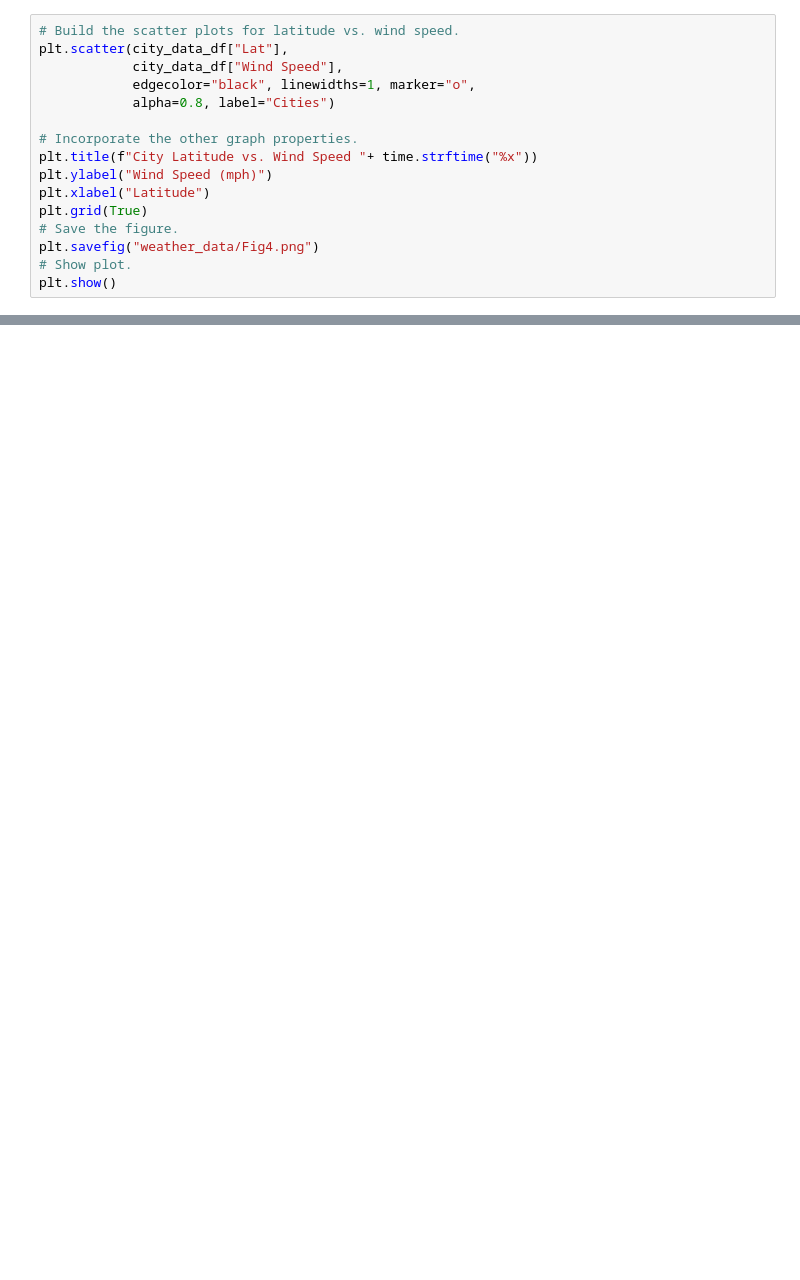
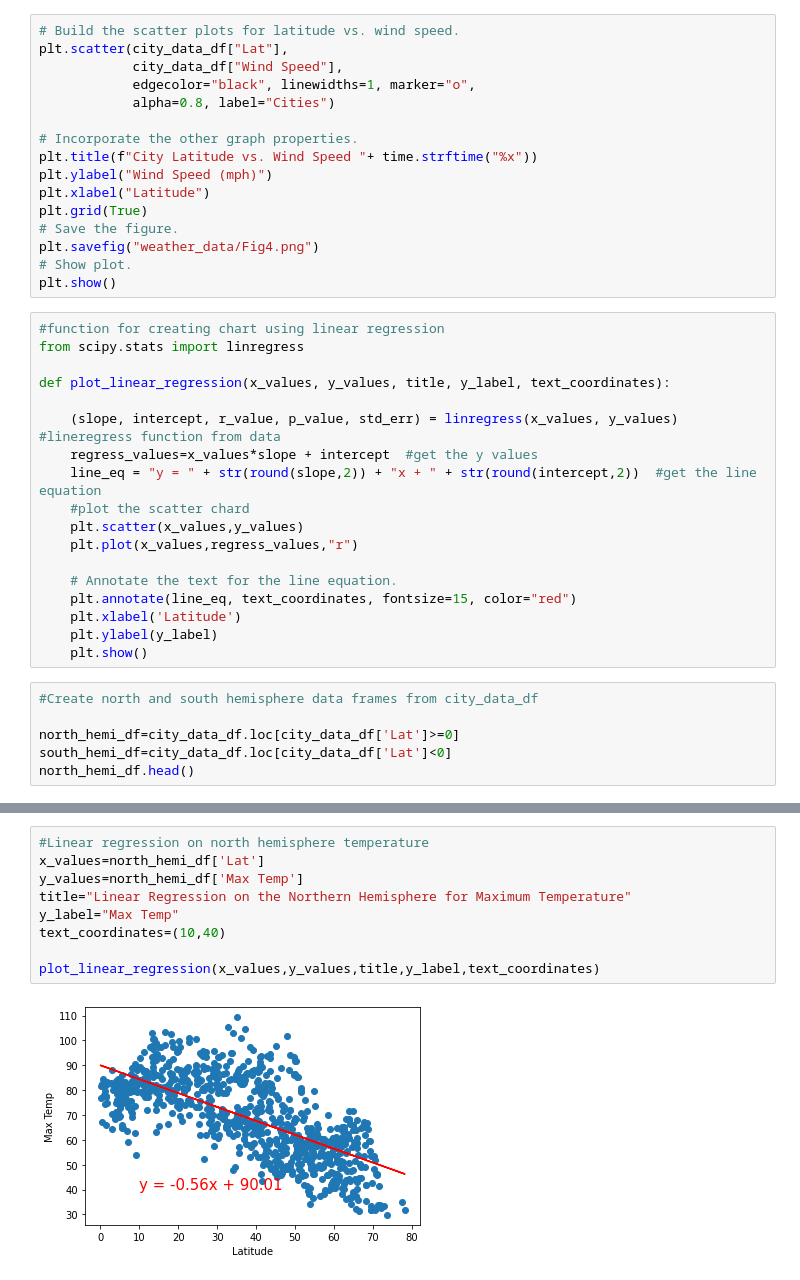
Before and after one commit to shaileeM/World_Weather_Analysis, a Jupyter notebook: WeatherPy_new.ipynb, the cells around one changed output, grey strips where cells are left out. Drawn from its saved outputs; the diff is of its cells as text; blank space fills up the shorter version.

Commit message:
linear regression for latitude versus max temp

```diff
--- a/WeatherPy_new.ipynb
+++ b/WeatherPy_new.ipynb
@@ -191,3 +204,27 @@ plt.grid(True)
 plt.savefig("weather_data/Fig4.png")
 # Show plot.
 plt.show()
+# %%
+#function for creating chart using linear regression
+from scipy.stats import linregress
+
+def plot_linear_regression(x_values, y_values, title, y_label, text_coordinates):
+
+    (slope, intercept, r_value, p_value, std_err) = linregress(x_values, y_values) #lineregress function from data
+    regress_values=x_values*slope + intercept  #get the y values
+    line_eq = "y = " + str(round(slope,2)) + "x + " + str(round(intercept,2))  #get the line equation
+    #plot the scatter chard
+    plt.scatter(x_values,y_values)
+    plt.plot(x_values,regress_values,"r")
+
+    # Annotate the text for the line equation.
+    plt.annotate(line_eq, text_coordinates, fontsize=15, color="red")
+    plt.xlabel('Latitude')
+    plt.ylabel(y_label)
+    plt.show()
+# %%
+#Create north and south hemisphere data frames from city_data_df
+
+north_hemi_df=city_data_df.loc[city_data_df['Lat']>=0]
+south_hemi_df=city_data_df.loc[city_data_df['Lat']<0]
+north_hemi_df.head()
@@ -193,0 +238,11 @@ plt.show()
+# %%
+#Linear regression on north hemisphere temperature
+x_values=north_hemi_df['Lat']
+y_values=north_hemi_df['Max Temp']
+title="Linear Regression on the Northern Hemisphere for Maximum Temperature"
+y_label="Max Temp"
+text_coordinates=(10,40)
+
+plot_linear_regression(x_values,y_values,title,y_label,text_coordinates)
+# %% [output]
+[figure, added]
```
Also changed, not shown: parts of 9 cells of this notebook.
